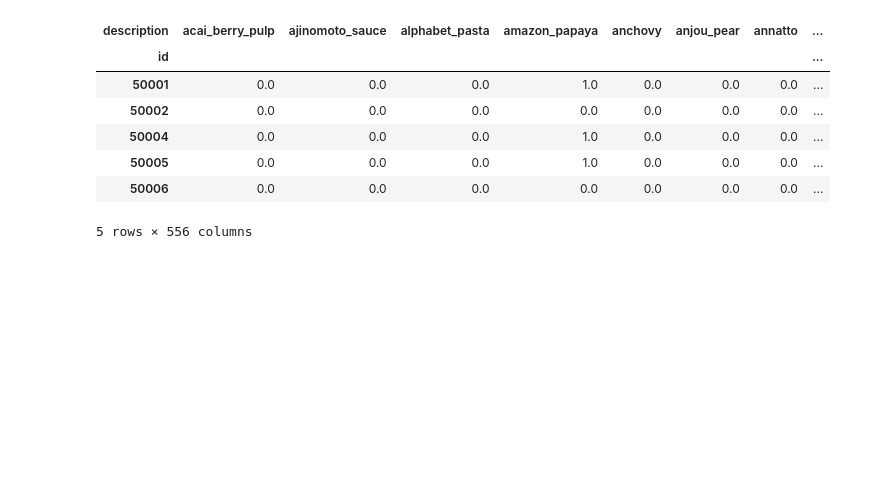
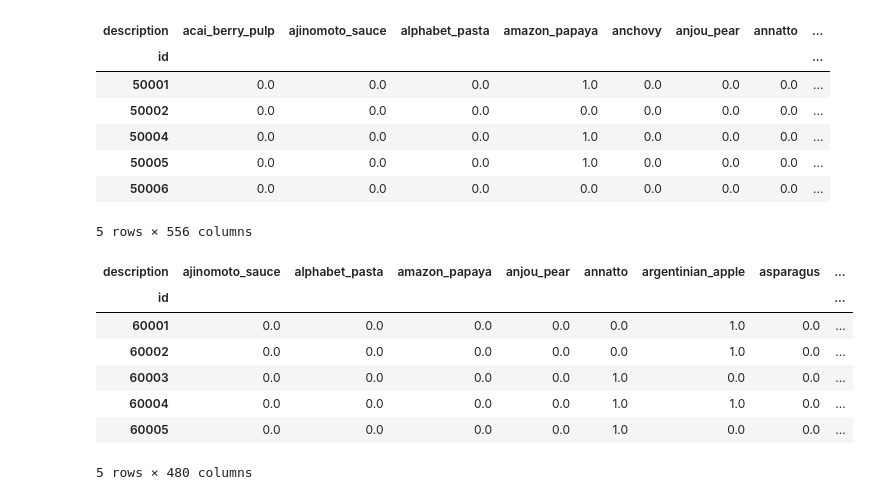
Before and after one commit to alokg1019/DataMining_Team1, a Jupyter notebook: Association_Analysis_CES.ipynb, the cells around one changed output. Saved outputs shown, nothing was run; the diff lists cells and outputs as text; code cells hidden in the pictures; blank space fills up the shorter version.

Commit message:
generating baskets and encoding data

```diff
--- a/Association_Analysis_CES.ipynb
+++ b/Association_Analysis_CES.ipynb
@@ -171,3 +171,20 @@ basket_Florianopolis.head()
 | 50005 | 0.0 | 0.0 | 0.0 | 1.0 | 0.0 | 0.0 | 0.0 | ... |
 | 50006 | 0.0 | 0.0 | 0.0 | 0.0 | 0.0 | 0.0 | 0.0 | ... |
 5 rows × 556 columns
+# %%
+# Transactions done in Fortaleza
+basket_Fortaleza = (data[data['city'] == 'Fortaleza'].groupby(['id', 'description'])['quantity']
+                .sum().unstack().reset_index()
+                .fillna(0)
+                .set_index('id'))
+
+basket_Fortaleza.head()
+# %% [output]
+| description | ajinomoto_sauce | alphabet_pasta | amazon_papaya | anjou_pear | annatto | argentinian_apple | asparagus | ... |
+| id |  |  |  |  |  |  |  | ... |
+| 60001 | 0.0 | 0.0 | 0.0 | 0.0 | 0.0 | 1.0 | 0.0 | ... |
+| 60002 | 0.0 | 0.0 | 0.0 | 0.0 | 0.0 | 1.0 | 0.0 | ... |
+| 60003 | 0.0 | 0.0 | 0.0 | 0.0 | 1.0 | 0.0 | 0.0 | ... |
+| 60004 | 0.0 | 0.0 | 0.0 | 0.0 | 1.0 | 1.0 | 0.0 | ... |
+| 60005 | 0.0 | 0.0 | 0.0 | 0.0 | 1.0 | 0.0 | 0.0 | ... |
+5 rows × 480 columns
```
Also changed, not shown: parts of 5 cells of this notebook.
